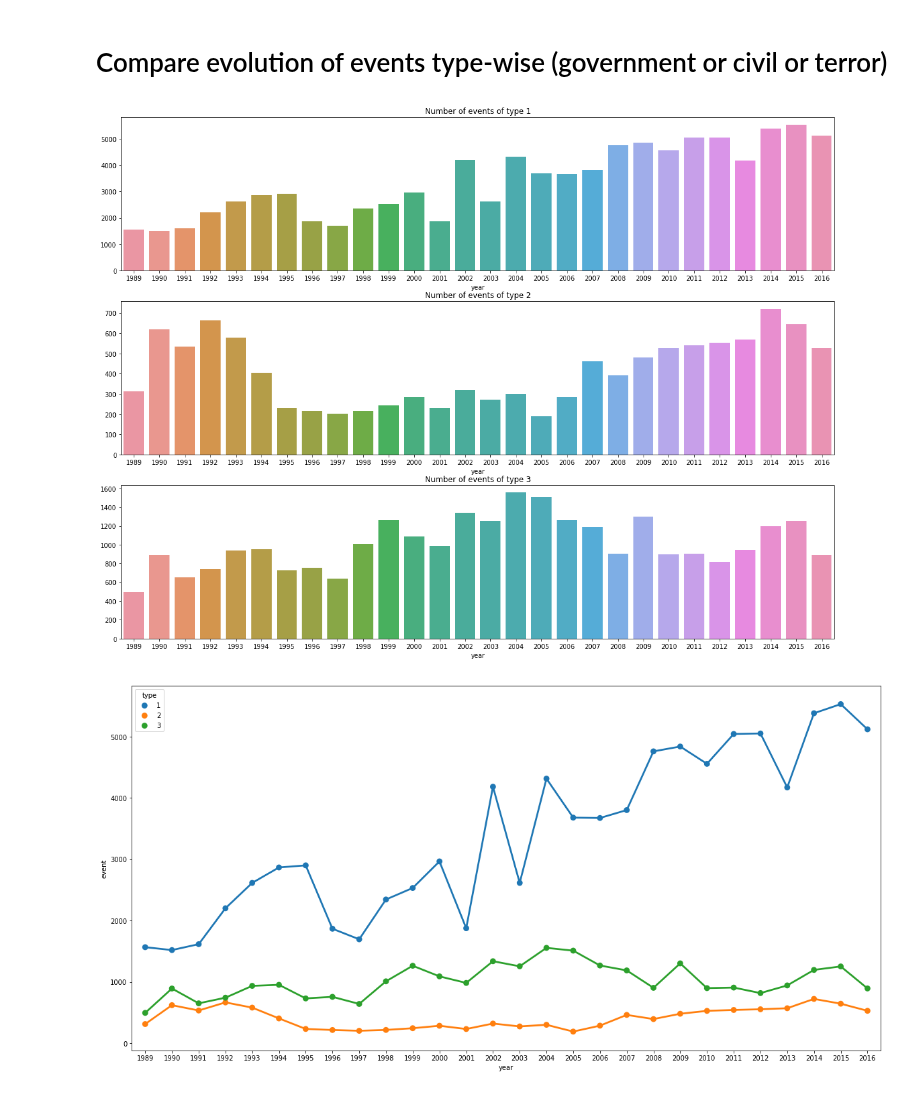
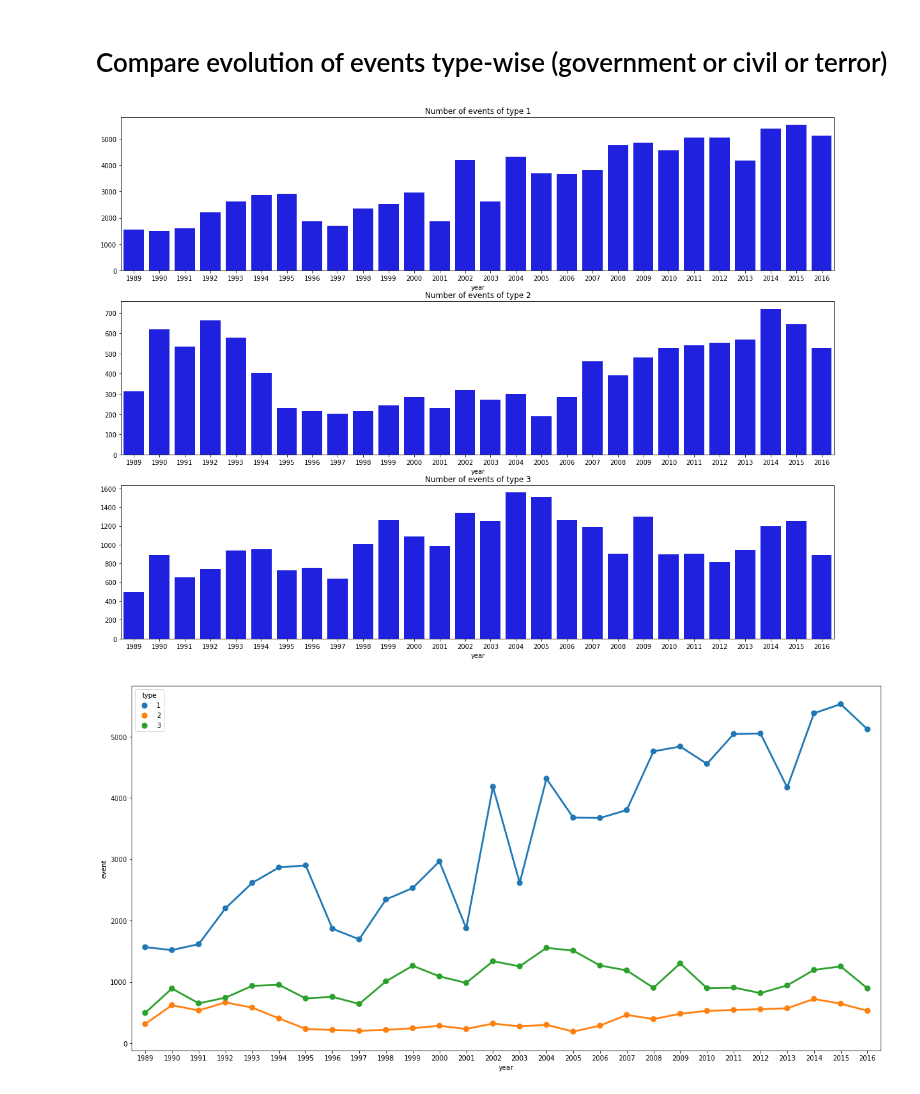
Before and after one commit to armand33/applied_data_analysis_2017, a Jupyter notebook: project/notebooks/Analysis of geographical data.ipynb, the cells around one changed output. Drawn from its saved outputs; the diff is of its cells as text; code cells hidden in the pictures.

```diff
--- a/project/notebooks/Analysis of geographical data.ipynb
+++ b/project/notebooks/Analysis of geographical data.ipynb
@@ -644,7 +655,7 @@ cv_deaths.head()
 # %%
 fig, ax = plt.subplots(nrows=10, ncols=2, figsize=(20,50))
 for i, name in enumerate(reversed(cv_deaths.sum(axis=1).sort_values().index[-20:])):
-    sns.barplot(x=cv_deaths.columns, y=cv_deaths.loc[name].values, ax=ax[i//2, i%2])
+    sns.barplot(x=cv_deaths.columns, y=cv_deaths.loc[name].values, ax=ax[i//2, i%2], color='blue')
     ax[i//2, i%2].set_xticklabels(cv_deaths.columns, rotation=50, horizontalalignment='right')
     ax[i//2, i%2].set_title('Evolution of civilian deaths in {}'.format(name))
 plt.tight_layout()
@@ -697,13 +722,13 @@ lol.reset_index(inplace=True, drop=True)
 # %%
 fig, ax = plt.subplots(nrows=3, ncols=1, figsize=(20,15))
 for i in range(3):
     sns.barplot(x = df.loc[df.type_of_violence == i+1].groupby('year').sum().loc[:, 'event'].index,
                 y = df.loc[df.type_of_violence == i+1].groupby('year').sum().loc[:, 'event'].values,
-                ax=ax[i])
+                ax=ax[i], color='blue')
     ax[i].set_title('Number of events of type {}'.format(i+1))
 plt.show()
 # %% [output]
-[figure, old version]
+[figure, new version]
 # %%
 fig, ax = plt.subplots(figsize=(20, 10))
 sns.pointplot(data=lol, x='year', y='event', hue='type', ax=ax)
```
Also changed, not shown: parts of 17 cells of this notebook, 1 other file.
